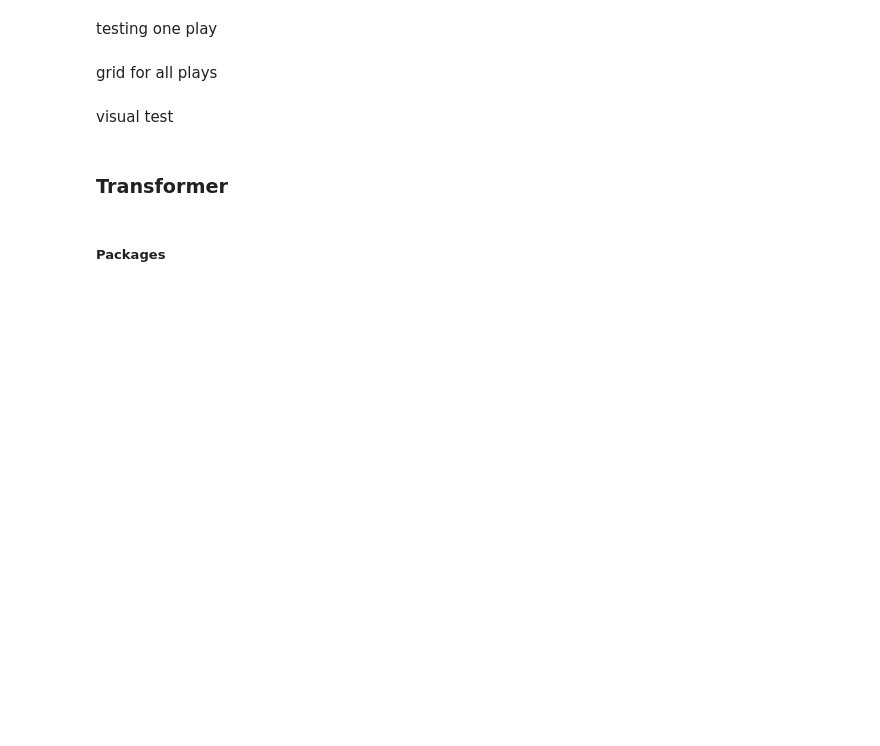
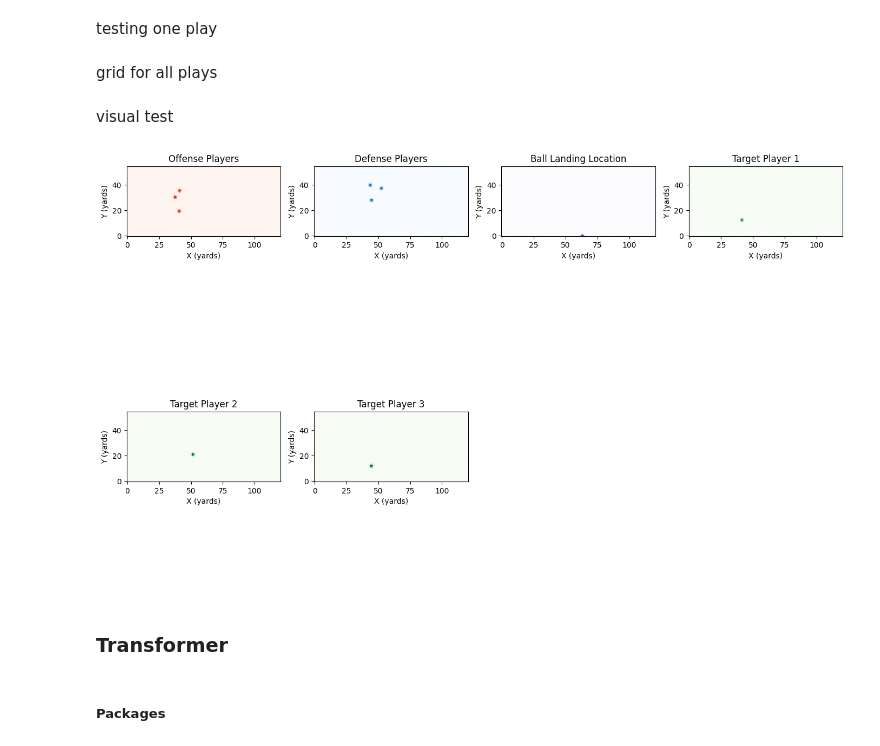
Before and after one commit to Daniel2814/NFL_Lab, a Jupyter notebook: bigdatabowl/transformers/seqtoseq.ipynb, the cells around one changed output. Cells and saved outputs as stored; diff of their text form; code cells hidden in the pictures; blank space fills up the shorter version.

```diff
--- a/bigdatabowl/transformers/seqtoseq.ipynb
+++ b/bigdatabowl/transformers/seqtoseq.ipynb
@@ -27,6 +24,8 @@ print(max_targets)
 8
 # %% [markdown]
 ##### Tabular to Pixel
+# %%
+df_pixel = df.dropna()
 # %%
 def pixel_map(player_data, target_player_ids, max_targets, grid_width=121, grid_height=55, sigma=.8):
 
@@ -53,11 +52,11 @@ def pixel_map(player_data, target_player_ids, max_targets, grid_width=121, grid_
                 if player_id in target_player_ids:
                     target_idx = target_player_ids.index(player_id)
                     if target_idx < max_targets: # to prevent error
-                        pixel_map[2 + target_idx, yi, xi] += weight
+                        pixel_map[2 + target_idx, yi, xi] += weight * 0.025
                 elif player_data.iloc[i]['player_side'] == 'Offense':
-                    pixel_map[0, yi, xi] += weight
+                    pixel_map[0, yi, xi] += weight * 0.025
                 elif player_data.iloc[i]['player_side'] == 'Defense':
-                    pixel_map[1, yi, xi] += weight
+                    pixel_map[1, yi, xi] += weight * 0.025
 
 
     ball_x = player_data['ball_land_x'].iloc[0]
@@ -78,7 +77,7 @@ def pixel_map(player_data, target_player_ids, max_targets, grid_width=121, grid_
 # %% [markdown]
 testing one play
 # %%
-df_play_id = df[df['play_id_n'] == 456]
+df_play_id = df_pixel[df_pixel['play_id_n'] == 0]
 target_player_ids = df_play_id[df_play_id['player_to_predict'] == True]['nfl_id'].unique().tolist()
 df_grids_t = df_play_id.groupby(['play_id_n','frame_id']).apply(
     lambda x: pd.Series({'grid': pixel_map(x, target_player_ids, max_targets)})
@@ -95,7 +94,7 @@ df_grids = df_grids.sort_values(['play_id_n', 'frame_id'])
 # %% [markdown]
 visual test
 # %%
-sample_grid = df_grids_t['grid'].iloc[30]
+sample_grid = df_grids_t['grid'].iloc[1]
 
 # Count how many target player channels have data
 num_targets = 0
@@ -117,31 +116,33 @@ axes[0].set_title('Offense Players')
 axes[0].set_xlabel('X (yards)')
 axes[0].set_ylabel('Y (yards)')
 
 # Plot defense
 axes[1].imshow(sample_grid[1], origin='lower', cmap='Blues')
 axes[1].set_title('Defense Players')
 axes[1].set_xlabel('X (yards)')
 axes[1].set_ylabel('Y (yards)')
 
 # Plot ball location (at index 2 + max_targets)
 axes[2].imshow(sample_grid[2 + max_targets], origin='lower', cmap='Purples')
 axes[2].set_title('Ball Landing Location')
 axes[2].set_xlabel('X (yards)')
 axes[2].set_ylabel('Y (yards)')
 
 # Plot each target player (channels 2 through 2+max_targets-1)
 plot_idx = 3
 for i in range(max_targets):
     if sample_grid[2 + i].sum() > 0:
         axes[plot_idx].imshow(sample_grid[2 + i], origin='lower', cmap='Greens')
         axes[plot_idx].set_title(f'Target Player {i+1}')
         axes[plot_idx].set_xlabel('X (yards)')
         axes[plot_idx].set_ylabel('Y (yards)')
         plot_idx += 1
 
 for idx in range(total_plots, len(axes)):
     axes[idx].axis('off')
 
 plt.tight_layout()
 plt.show()
+# %% [output]
+[figure, added]
 # %%
```
Also changed, not shown: parts of 26 cells of this notebook.
